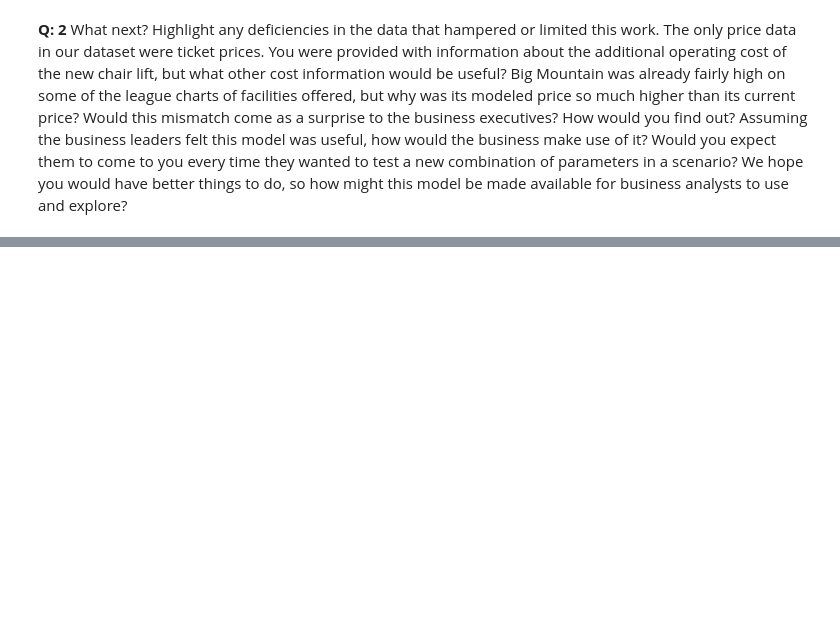
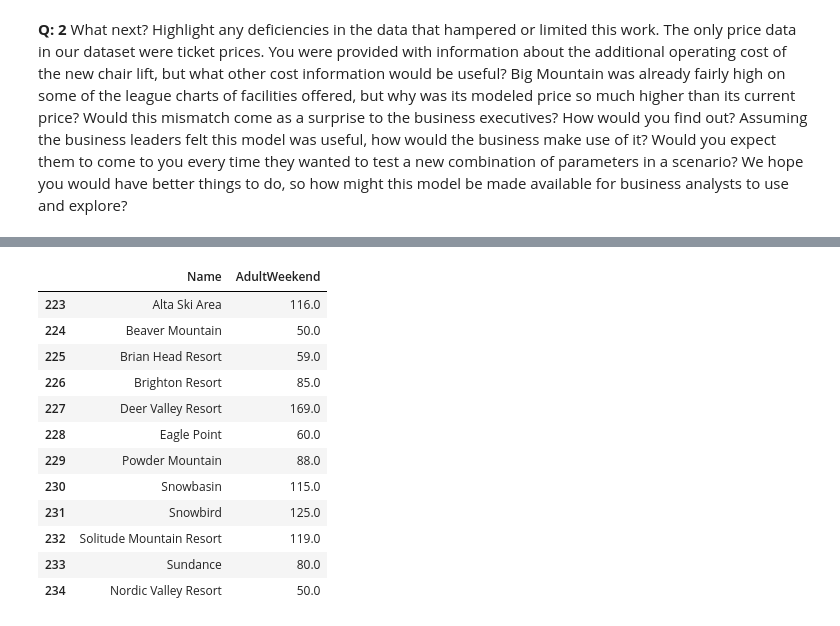
Before and after one commit to clewis53/DataScienceGuidedCapstone, a Jupyter notebook: Notebooks/05_modeling.ipynb, the cells around one changed output, grey strips where cells are left out. Drawn from its saved outputs; the diff is of its cells as text; code cells hidden in the pictures; blank space fills up the shorter version.

```diff
--- a/Notebooks/05_modeling.ipynb
+++ b/Notebooks/05_modeling.ipynb
@@ -410,0 +440,16 @@ No difference whatsoever. Although the longest run feature was used in the linea
+# %%
+ski_data[ski_data['state'] == 'Utah'][['Name', 'AdultWeekend']]
+# %% [output]
+|  | Name | AdultWeekend |
+| 223 | Alta Ski Area | 116.0 |
+| 224 | Beaver Mountain | 50.0 |
+| 225 | Brian Head Resort | 59.0 |
+| 226 | Brighton Resort | 85.0 |
+| 227 | Deer Valley Resort | 169.0 |
+| 228 | Eagle Point | 60.0 |
+| 229 | Powder Mountain | 88.0 |
+| 230 | Snowbasin | 115.0 |
+| 231 | Snowbird | 125.0 |
+| 232 | Solitude Mountain Resort | 119.0 |
+| 233 | Sundance | 80.0 |
+| 234 | Nordic Valley Resort | 50.0 |
```
Also changed, not shown: parts of 17 cells of this notebook.
